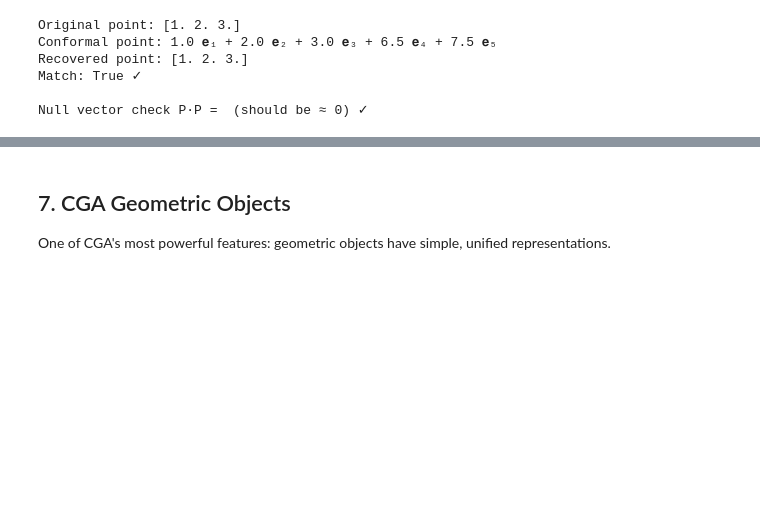
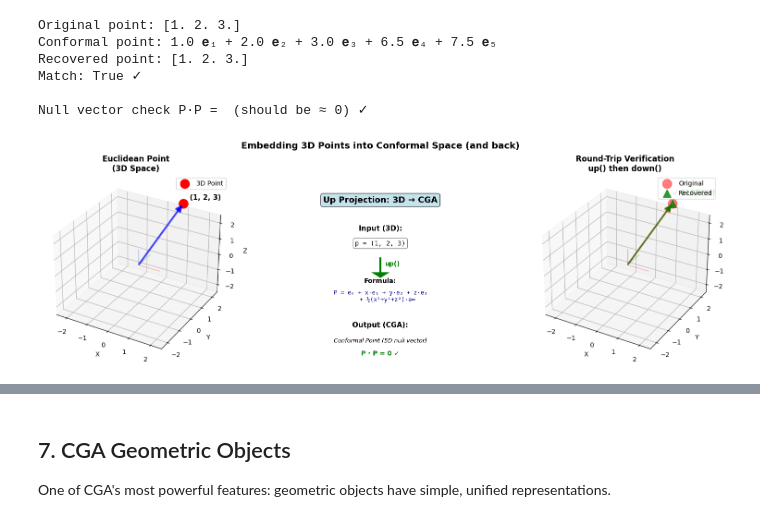
Before and after one commit to papagiannakis/Elements, a Jupyter notebook: Elements/pyEEL/notebooks/DL/diffRenderer/geometric_algebra_kingdon_rendering.ipynb, the cells around one changed output, grey strips where cells are left out. Saved outputs shown, nothing was run; the diff lists cells and outputs as text; code cells hidden in the pictures; blank space fills up the shorter version.

```diff
--- a/Elements/pyEEL/notebooks/DL/diffRenderer/geometric_algebra_kingdon_rendering.ipynb
+++ b/Elements/pyEEL/notebooks/DL/diffRenderer/geometric_algebra_kingdon_rendering.ipynb
@@ -328,3 +709,97 @@ Recovered point: [1. 2. 3.]
 Match: True ✓
 
 Null vector check P·P =  (should be ≈ 0) ✓
+# %%
+# Visualization: Up/Down Projection
+fig = plt.figure(figsize=(16, 5))
+
+# Plot 1: 3D Euclidean point
+ax1 = fig.add_subplot(131, projection='3d')
+origin = np.array([0, 0, 0])
+point_3d = test_point
+
+# Draw the point
+ax1.scatter(*point_3d, s=200, c='red', marker='o', label='3D Point')
+ax1.text(point_3d[0]+0.2, point_3d[1]+0.2, point_3d[2]+0.2,
+         f'({point_3d[0]:.0f}, {point_3d[1]:.0f}, {point_3d[2]:.0f})',
+         fontsize=11, fontweight='bold')
+
+# Draw position vector
+arrow_pos = Arrow3D(*origin, *point_3d, mutation_scale=20, lw=3,
+                    arrowstyle='-|>', color='blue', alpha=0.7)
+ax1.add_artist(arrow_pos)
+
+setup_3d_axis(ax1, 'Euclidean Point\n(3D Space)')
+ax1.legend()
+
+# Plot 2: Up projection (conceptual)
+ax2 = fig.add_subplot(132)
+ax2.axis('off')
+
+# Show the transformation
+ax2.text(0.5, 0.85, 'Up Projection: 3D → CGA', ha='center', fontsize=13,
+         fontweight='bold', bbox=dict(boxstyle='round', facecolor='lightblue', alpha=0.7))
+
+# Input
+ax2.text(0.5, 0.7, 'Input (3D):', ha='center', fontsize=11, fontweight='bold')
+ax2.text(0.5, 0.62, f'p = ({test_point[0]:.0f}, {test_point[1]:.0f}, {test_point[2]:.0f})',
+         ha='center', fontsize=10, family='monospace',
+         bbox=dict(boxstyle='round', facecolor='white', edgecolor='gray'))
+
+# Arrow
+ax2.arrow(0.5, 0.55, 0, -0.08, head_width=0.05, head_length=0.02,
+          fc='green', ec='green', linewidth=3)
+ax2.text(0.52, 0.51, 'up()', fontsize=10, color='green', fontweight='bold')
+
+# Formula
+ax2.text(0.5, 0.42, 'Formula:', ha='center', fontsize=10, fontweight='bold')
+formula_text = 'P = e₀ + x·e₁ + y·e₂ + z·e₃\n    + ½(x²+y²+z²)·e∞'
+ax2.text(0.5, 0.32, formula_text, ha='center', fontsize=9,
+         family='monospace', color='darkblue')
+
+# Output
+ax2.text(0.5, 0.18, 'Output (CGA):', ha='center', fontsize=11, fontweight='bold')
+ax2.text(0.5, 0.10, 'Conformal Point (5D null vector)', ha='center',
+         fontsize=9, style='italic')
+ax2.text(0.5, 0.03, 'P · P = 0 ✓', ha='center', fontsize=10,
+         color='green', fontweight='bold')
+
+ax2.set_xlim(0, 1)
+ax2.set_ylim(0, 1)
+
+# Plot 3: Verification - round trip
+ax3 = fig.add_subplot(133, projection='3d')
+
+# Original point
+ax3.scatter(*test_point, s=200, c='red', marker='o', label='Original', alpha=0.5)
+
+# Recovered point (should overlap)
+ax3.scatter(*recovered, s=150, c='green', marker='^', label='Recovered', alpha=0.8)
+
+# Draw vectors
+arrow_orig = Arrow3D(*origin, *test_point, mutation_scale=20, lw=3,
+                     arrowstyle='-|>', color='red', alpha=0.5)
+arrow_rec = Arrow3D(*origin, *recovered, mutation_scale=20, lw=2,
+                    arrowstyle='-|>', color='green', alpha=0.8)
+ax3.add_artist(arrow_orig)
+ax3.add_artist(arrow_rec)
+
+# Add text showing they match
+match_text = '✓ MATCH!' if np.allclose(test_point, recovered) else '✗ NO MATCH'
+color = 'green' if np.allclose(test_point, recovered) else 'red'
+ax3.text(test_point[0], test_point[1], test_point[2]+0.5, match_text,
+         fontsize=12, fontweight='bold', color=color)
+
+setup_3d_axis(ax3, 'Round-Trip Verification\nup() then down()')
+ax3.legend()
+
+plt.suptitle('Embedding 3D Points into Conformal Space (and back)',
+             fontsize=14, fontweight='bold')
+plt.tight_layout()
+plt.show()
+
+print("✓ Up projection embeds 3D points as 5D null vectors in CGA")
+print("✓ Down projection recovers original 3D coordinates")
+print(f"✓ Round-trip error: {np.linalg.norm(test_point - recovered):.2e}")
+# %% [output]
+[figure, added]
```
Also changed, not shown: parts of 51 cells of this notebook.
